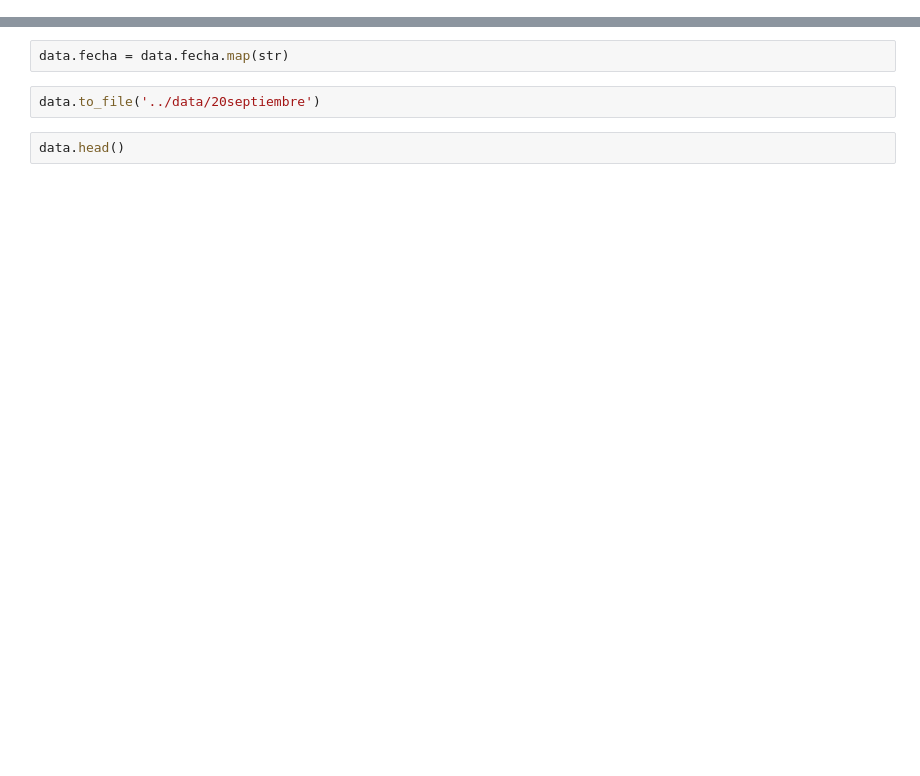
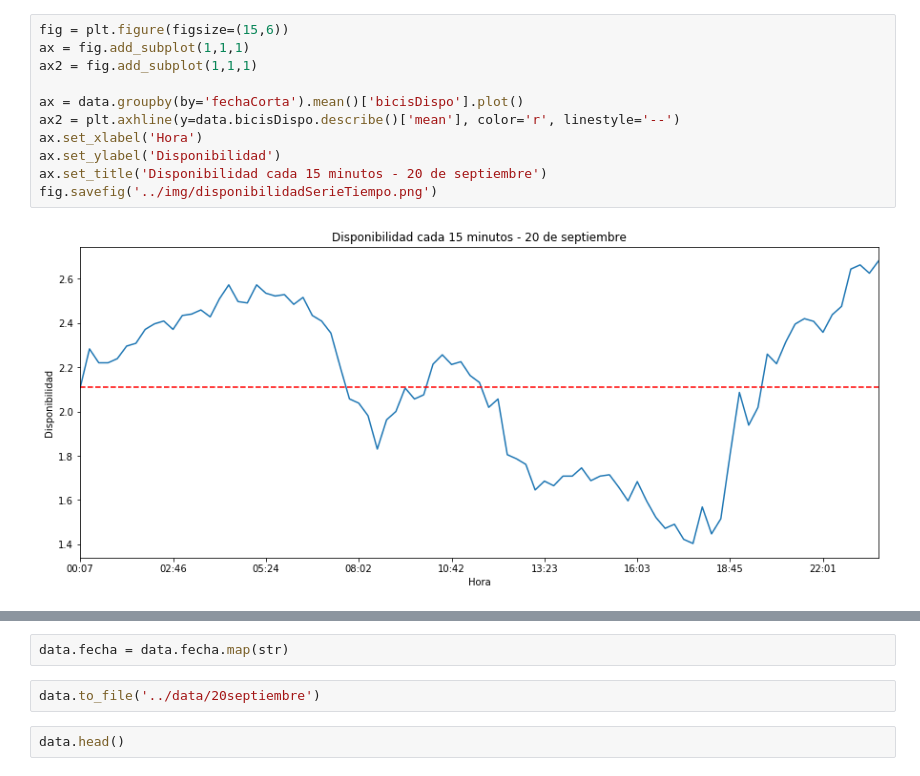
Before and after one commit to alephcero/ecobiciStations, a Jupyter notebook: src/analysis.ipynb, the cells around one changed output, grey strips where cells are left out. Saved outputs shown, nothing was run; the diff lists cells and outputs as text; blank space fills up the shorter version.

```diff
--- a/src/analysis.ipynb
+++ b/src/analysis.ipynb
@@ -46,0 +71,13 @@ See the caveats in the documentation: http://pandas.pydata.org/pandas-docs/stabl
+# %%
+fig = plt.figure(figsize=(15,6))
+ax = fig.add_subplot(1,1,1)
+ax2 = fig.add_subplot(1,1,1)
+
+ax = data.groupby(by='fechaCorta').mean()['bicisDispo'].plot()
+ax2 = plt.axhline(y=data.bicisDispo.describe()['mean'], color='r', linestyle='--')
+ax.set_xlabel('Hora')
+ax.set_ylabel('Disponibilidad')
+ax.set_title('Disponibilidad cada 15 minutos - 20 de septiembre')
+fig.savefig('../img/disponibilidadSerieTiempo.png')
+# %% [output]
+[figure, added]
```
Also changed, not shown: parts of 20 cells of this notebook, 24 other files.
